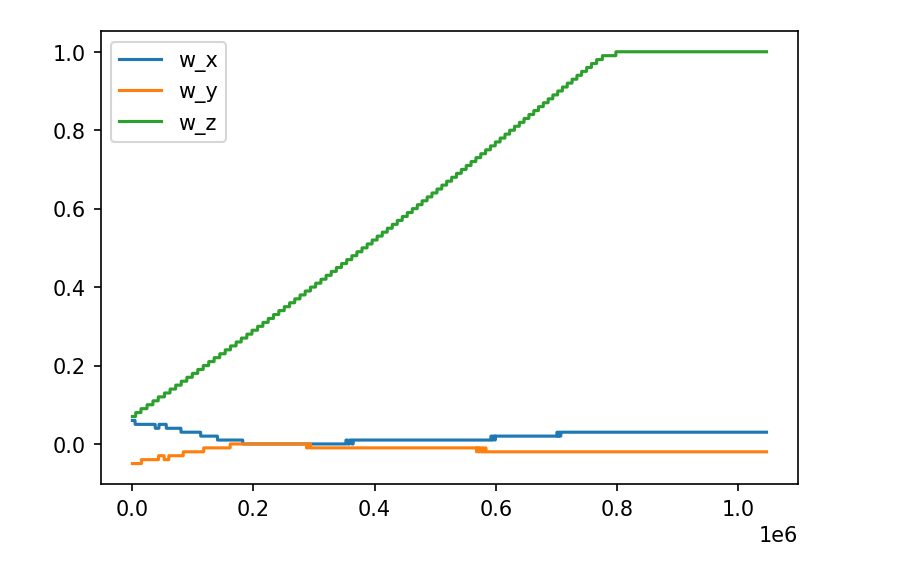
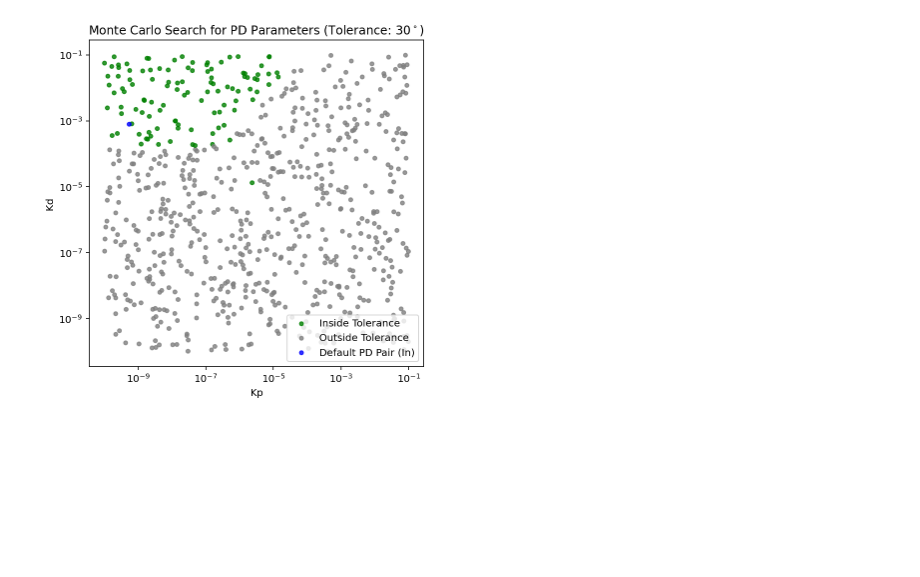
Before and after one commit to Alpha-CubeSat/ACS_Data_Analysis, a Jupyter notebook: ACS Sim Plotter/ACS_Sim.ipynb, the cells around one changed output. Cells and saved outputs as stored; diff of their text form; code cells hidden in the pictures; blank space fills up the shorter version.

```diff
--- a/ACS Sim Plotter/ACS_Sim.ipynb
+++ b/ACS Sim Plotter/ACS_Sim.ipynb
@@ -12,9 +7,59 @@ w_z = data.iloc[:,3]
-# %%
-plt.figure(dpi=150)
-plt.plot(time, w_x, label = "w_x")
-plt.plot(time, w_y, label = "w_y")
-plt.plot(time, w_z, label = "w_z")
-plt.legend()
-plt.show()
-# %% [output]
-[figure, removed]
+# %%
+data = pd.read_csv("mc_duty_40_0.25")
+error= data.iloc[:,0]
+Kp = data.iloc[:,1]
+Kd = data.iloc[:,2]
+
+# From Matlab #
+#5.25063e-10 ,0.000793528#
+error_default = 166.48
+Kp_default =5.25063e-10
+Kd_default = 0.000793528
+###############
+
+#[0,90]
+converge_tor =30
+
+# Define the color based on the range of the first column
+color = []
+
+def within_cov_tor(err):
+    if err<=converge_tor or err>=(180-converge_tor):
+        return True
+    else:
+        return False
+
+for e in error:
+    if within_cov_tor(e):
+        color.append("green")
+    else:
+        color.append('gray')
+
+%config InlineBackend.figure_format = 'retina'
+plt.figure(figsize=(6, 6))
+
+plt.scatter(Kp,Kd,c=color,s=15, alpha=0.8)
+plt.scatter(0,0,color='green',s=15, alpha=0.8,label="Inside Tolerance")
+plt.scatter(0,0,color='gray',s=15, alpha=0.8,label="Outside Tolerance")
+
+plt.scatter(Kp_default,Kd_default,color='blue' if within_cov_tor(error_default) else 'red',s=15, alpha=0.8,label=('Default PD Pair (In)' if within_cov_tor(error_default) else 'Default PD Pair (Out)'))
+
+
+plt.xscale("log")
+plt.yscale("log")
+
+plt.title("Monte Carlo Search for PD Parameters (Tolerance: $"+str(converge_tor)+"^\circ$)")
+xmin, xmax = plt.xlim()
+ymin, ymax = plt.ylim()
+
+# Set the limits to be the same for both axes
+plt.xlim(min(xmin, ymin), max(xmax, ymax))
+plt.ylim(min(xmin, ymin), max(xmax, ymax))
+
+plt.xlabel("Kp")
+plt.ylabel("Kd")
+plt.legend(loc="lower right")
+
+plt.show()
+# %% [output]
+[figure, added]
```
Also changed, not shown: parts of 4 cells of this notebook, 35 other files.
